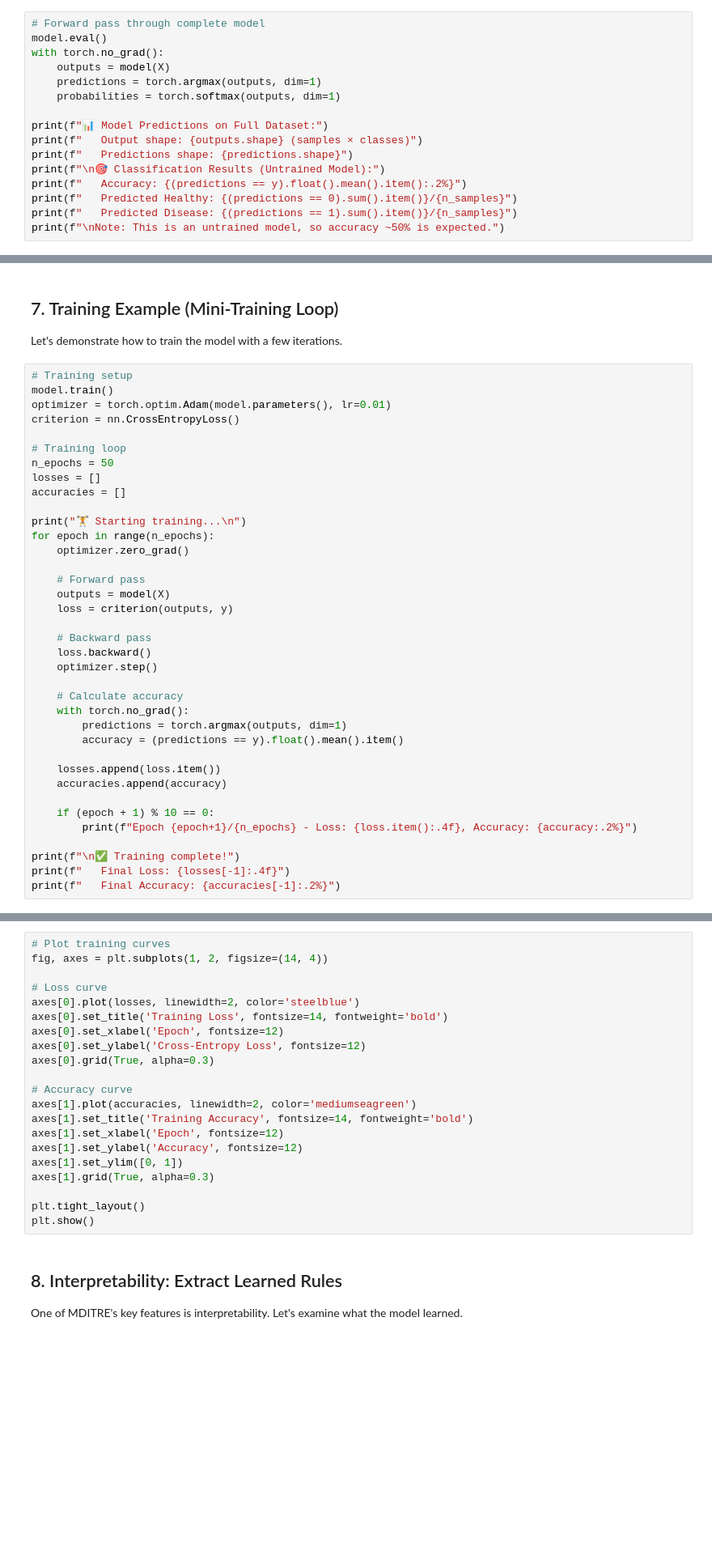
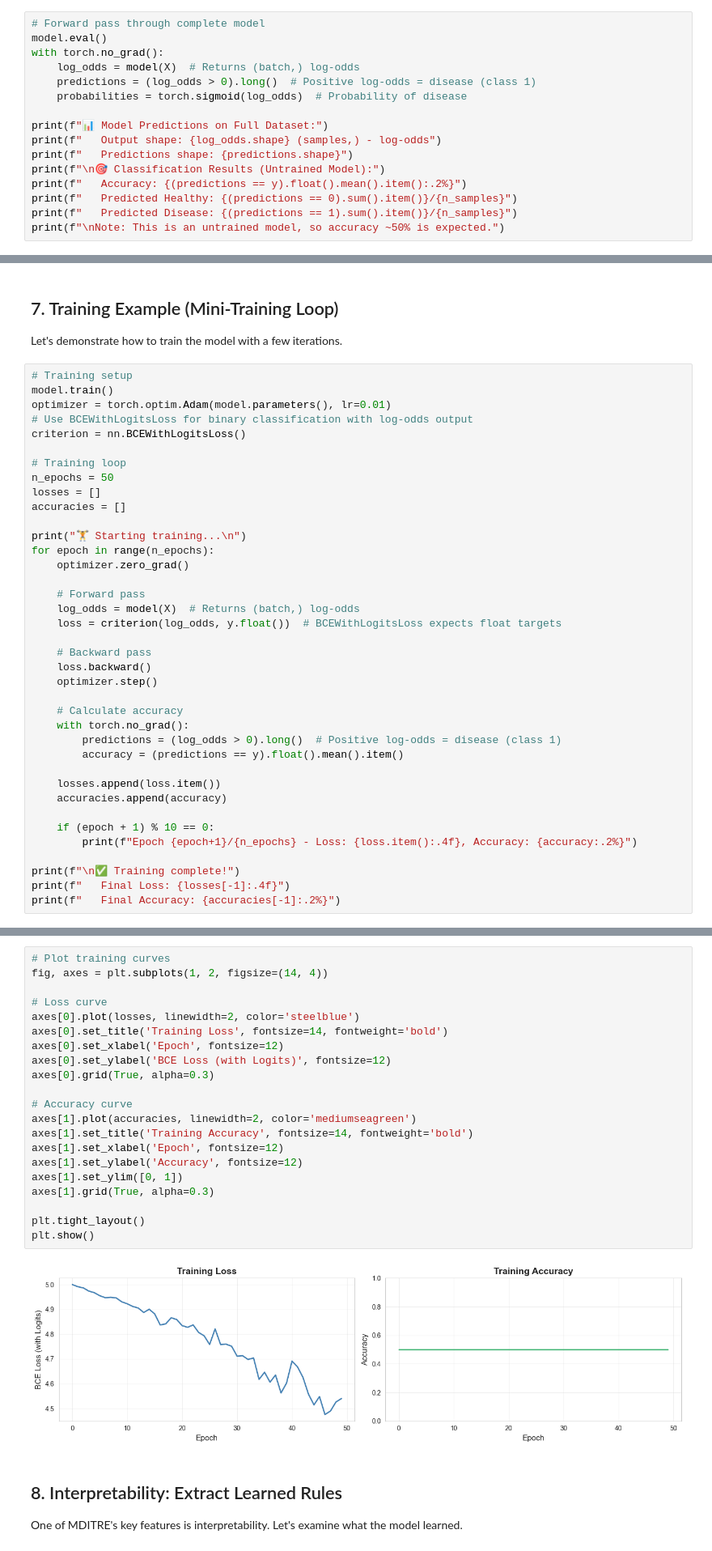
Before and after one commit to melhzy/mditre, a Jupyter notebook: neural_network/five_layer_architecture_demo.ipynb, the cells around one changed output, grey strips where cells are left out. Shown at 81% size. Cells and saved outputs as stored; diff of their text form; blank space fills up the shorter version.

```diff
--- a/neural_network/five_layer_architecture_demo.ipynb
+++ b/neural_network/five_layer_architecture_demo.ipynb
@@ -333,12 +788,12 @@ print(model)
 # Forward pass through complete model
 model.eval()
 with torch.no_grad():
-    outputs = model(X)
-    predictions = torch.argmax(outputs, dim=1)
-    probabilities = torch.softmax(outputs, dim=1)
+    log_odds = model(X)  # Returns (batch,) log-odds
+    predictions = (log_odds > 0).long()  # Positive log-odds = disease (class 1)
+    probabilities = torch.sigmoid(log_odds)  # Probability of disease
 
 print(f"📊 Model Predictions on Full Dataset:")
-print(f"   Output shape: {outputs.shape} (samples × classes)")
+print(f"   Output shape: {log_odds.shape} (samples,) - log-odds")
 print(f"   Predictions shape: {predictions.shape}")
 print(f"\n🎯 Classification Results (Untrained Model):")
 print(f"   Accuracy: {(predictions == y).float().mean().item():.2%}")
@@ -353,7 +819,8 @@ Let's demonstrate how to train the model with a few iterations.
 # Training setup
 model.train()
 optimizer = torch.optim.Adam(model.parameters(), lr=0.01)
-criterion = nn.CrossEntropyLoss()
+# Use BCEWithLogitsLoss for binary classification with log-odds output
+criterion = nn.BCEWithLogitsLoss()
 
 # Training loop
 n_epochs = 50
@@ -365,8 +832,8 @@ for epoch in range(n_epochs):
     optimizer.zero_grad()
 
     # Forward pass
-    outputs = model(X)
-    loss = criterion(outputs, y)
+    log_odds = model(X)  # Returns (batch,) log-odds
+    loss = criterion(log_odds, y.float())  # BCEWithLogitsLoss expects float targets
 
     # Backward pass
     loss.backward()
@@ -374,7 +841,7 @@ for epoch in range(n_epochs):
 
     # Calculate accuracy
     with torch.no_grad():
-        predictions = torch.argmax(outputs, dim=1)
+        predictions = (log_odds > 0).long()  # Positive log-odds = disease (class 1)
         accuracy = (predictions == y).float().mean().item()
 
     losses.append(loss.item())
@@ -389,24 +875,26 @@ print(f"   Final Accuracy: {accuracies[-1]:.2%}")
 # %%
 # Plot training curves
 fig, axes = plt.subplots(1, 2, figsize=(14, 4))
 
 # Loss curve
 axes[0].plot(losses, linewidth=2, color='steelblue')
 axes[0].set_title('Training Loss', fontsize=14, fontweight='bold')
 axes[0].set_xlabel('Epoch', fontsize=12)
-axes[0].set_ylabel('Cross-Entropy Loss', fontsize=12)
+axes[0].set_ylabel('BCE Loss (with Logits)', fontsize=12)
 axes[0].grid(True, alpha=0.3)
 
 # Accuracy curve
 axes[1].plot(accuracies, linewidth=2, color='mediumseagreen')
 axes[1].set_title('Training Accuracy', fontsize=14, fontweight='bold')
 axes[1].set_xlabel('Epoch', fontsize=12)
 axes[1].set_ylabel('Accuracy', fontsize=12)
 axes[1].set_ylim([0, 1])
 axes[1].grid(True, alpha=0.3)
 
 plt.tight_layout()
 plt.show()
+# %% [output]
+[figure, added]
 # %% [markdown]
 ## 8. Interpretability: Extract Learned Rules
 
```
Also changed, not shown: parts of 23 cells of this notebook, 4 other files.
